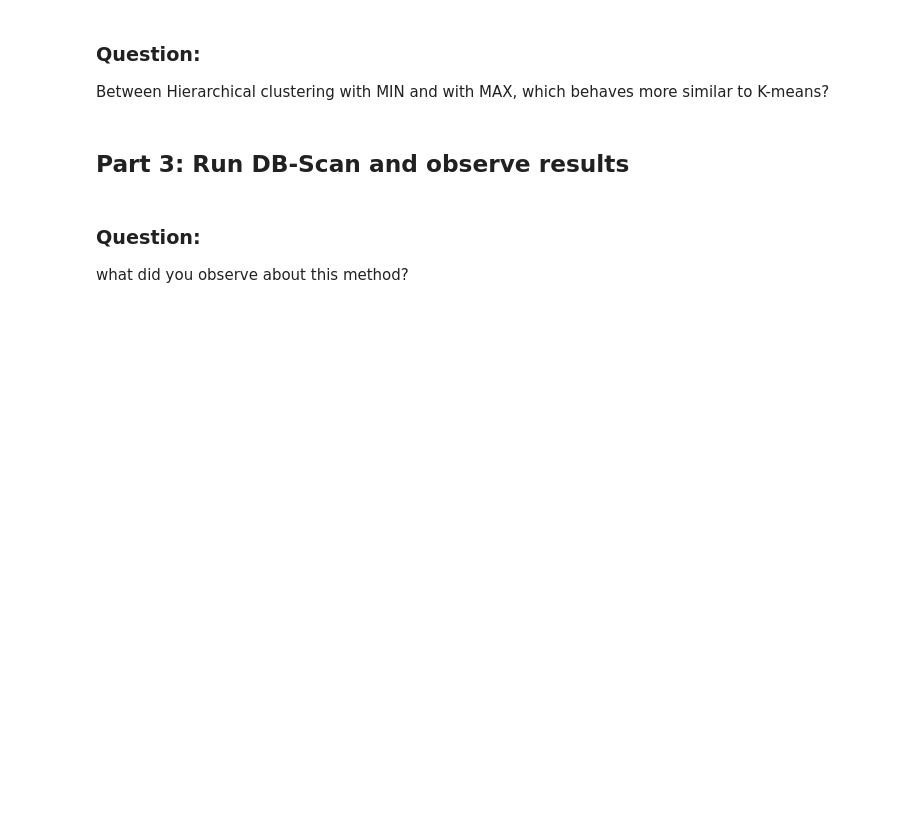
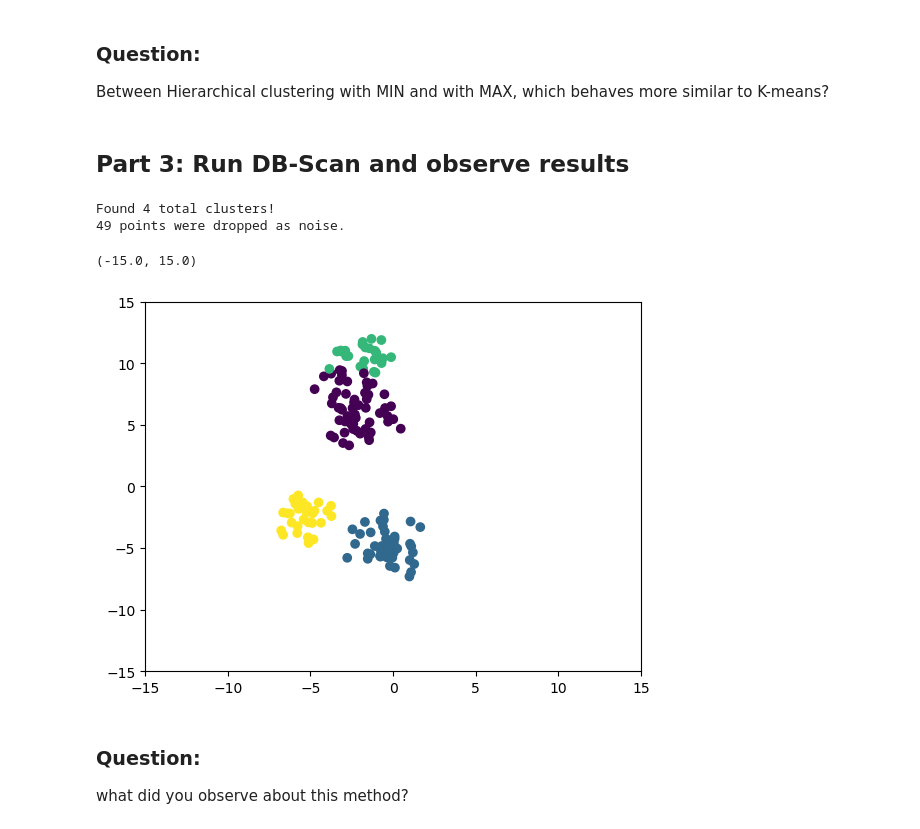
Before and after one commit to martinkent2003/Data-Science-Projects, a Jupyter notebook: HW2LAB/Lab_2.ipynb, the cells around one changed output. Saved outputs shown, nothing was run; the diff lists cells and outputs as text; code cells hidden in the pictures; blank space fills up the shorter version.

```diff
--- a/HW2LAB/Lab_2.ipynb
+++ b/HW2LAB/Lab_2.ipynb
@@ -96,16 +159,21 @@ print("Answer: ")
 # %%
 ## Write your codes below to call DB-Scan and visualize results
 from sklearn.cluster import DBSCAN
 
 #Use the DBSCAN function with parameters: eps=2, min_samples=28, metric="euclidean"
-dbScan =
+dbScan = DBSCAN(eps=2, min_samples=28, metric="euclidean")
 dbScanLabels = dbScan.fit_predict(points)
 
 print("Found " + str(max(dbScanLabels)+1) + " total clusters!")
 print(str(len(points) - len(dbScanLabels[dbScanLabels != -1])) + " points were dropped as noise.")
 plt.scatter(points[dbScanLabels != -1,0], points[dbScanLabels != -1,1], c=dbScanLabels[dbScanLabels != -1], cmap='viridis')
 plt.xlim(-15,15)
 plt.ylim(-15,15)
+# %% [output]
+Found 4 total clusters!
+49 points were dropped as noise.
+(-15.0, 15.0)
+[figure, added]
 # %% [markdown]
 ### Question:
 what did you observe about this method?
```
Also changed, not shown: parts of 16 cells of this notebook.
